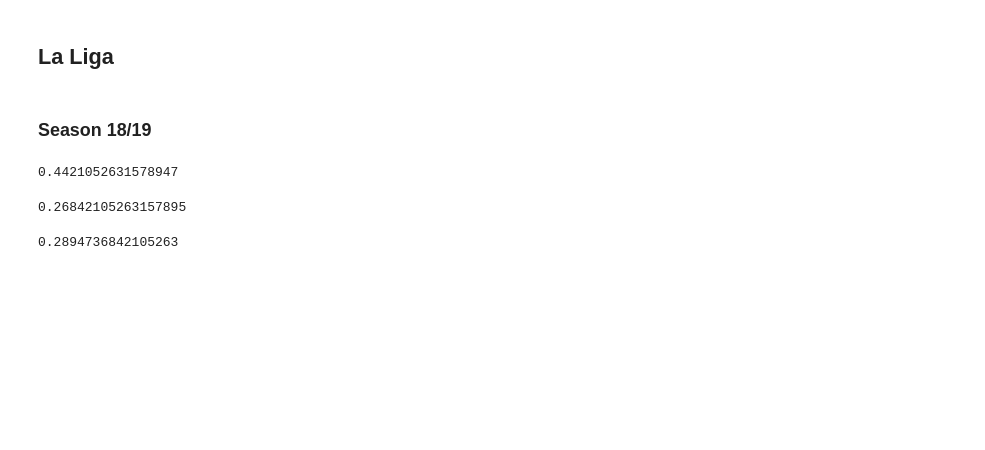
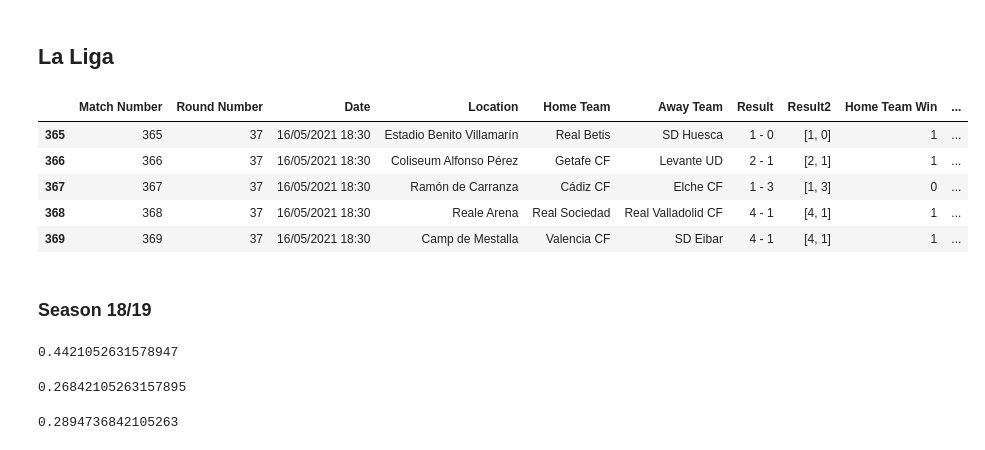
Before and after one commit to cina-r/Soccer_Home_Advantage, a Jupyter notebook: home_advantage.ipynb, the cells around one changed output. Cells and saved outputs as stored; diff of their text form; code cells hidden in the pictures; blank space fills up the shorter version.

```diff
--- a/home_advantage.ipynb
+++ b/home_advantage.ipynb
@@ -443,6 +446,15 @@ df_20 = pd.read_csv('data/la-liga-2020-WEuropeStandardTime.csv')
 
 df_18 = prep(df_18)
 df_20 = prep(df_20)
+# %%
+df_20.tail()
+# %% [output]
+|  | Match Number | Round Number | Date | Location | Home Team | Away Team | Result | Result2 | Home Team Win | ... |
+| 365 | 365 | 37 | 16/05/2021 18:30 | Estadio Benito Villamarín | Real Betis | SD Huesca | 1 - 0 | [1, 0] | 1 | ... |
+| 366 | 366 | 37 | 16/05/2021 18:30 | Coliseum Alfonso Pérez | Getafe CF | Levante UD | 2 - 1 | [2, 1] | 1 | ... |
+| 367 | 367 | 37 | 16/05/2021 18:30 | Ramón de Carranza | Cádiz CF | Elche CF | 1 - 3 | [1, 3] | 0 | ... |
+| 368 | 368 | 37 | 16/05/2021 18:30 | Reale Arena | Real Sociedad | Real Valladolid CF | 4 - 1 | [4, 1] | 1 | ... |
+| 369 | 369 | 37 | 16/05/2021 18:30 | Camp de Mestalla | Valencia CF | SD Eibar | 4 - 1 | [4, 1] | 1 | ... |
 # %% [markdown]
 ### Season 18/19
 # %%
```
Also changed, not shown: parts of 30 cells of this notebook.
